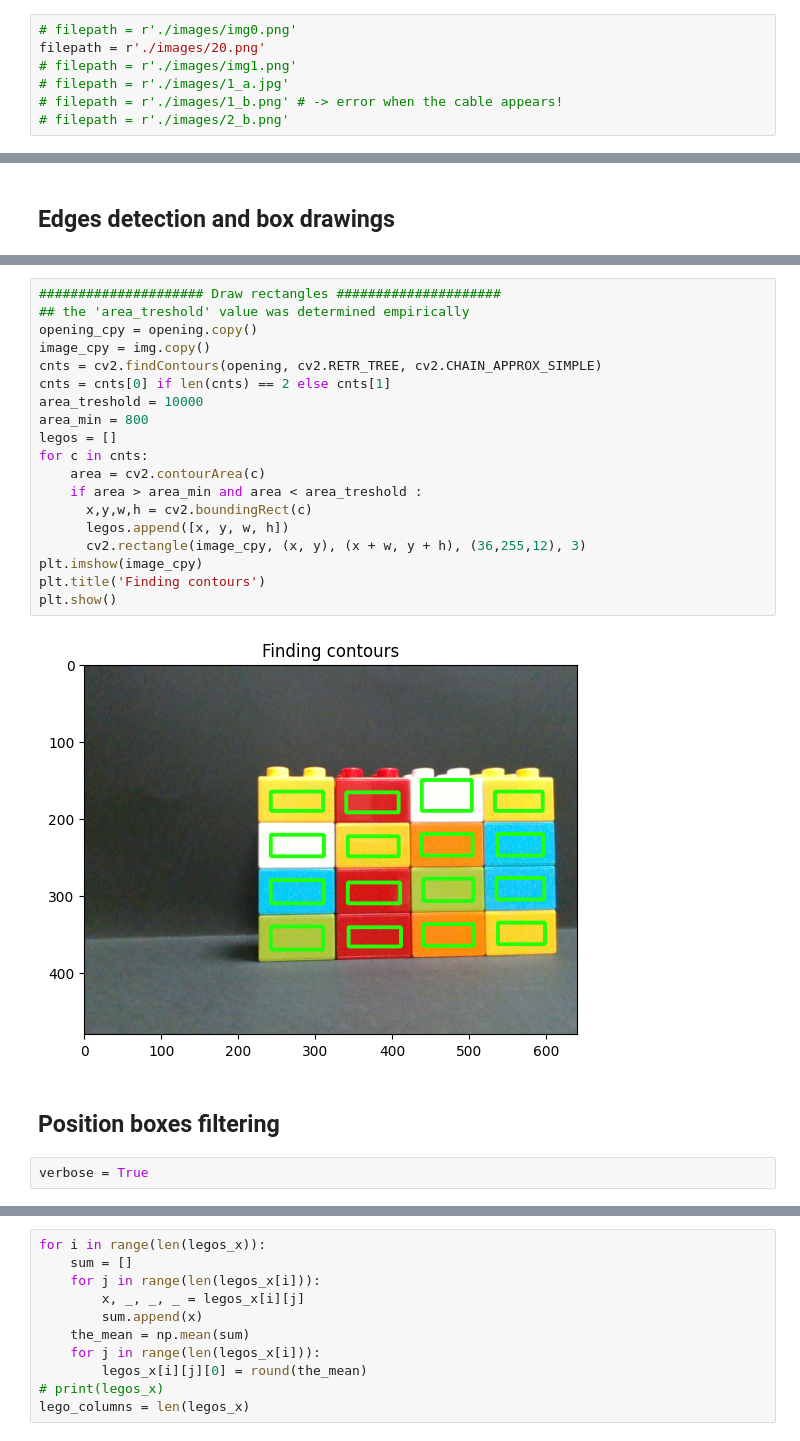
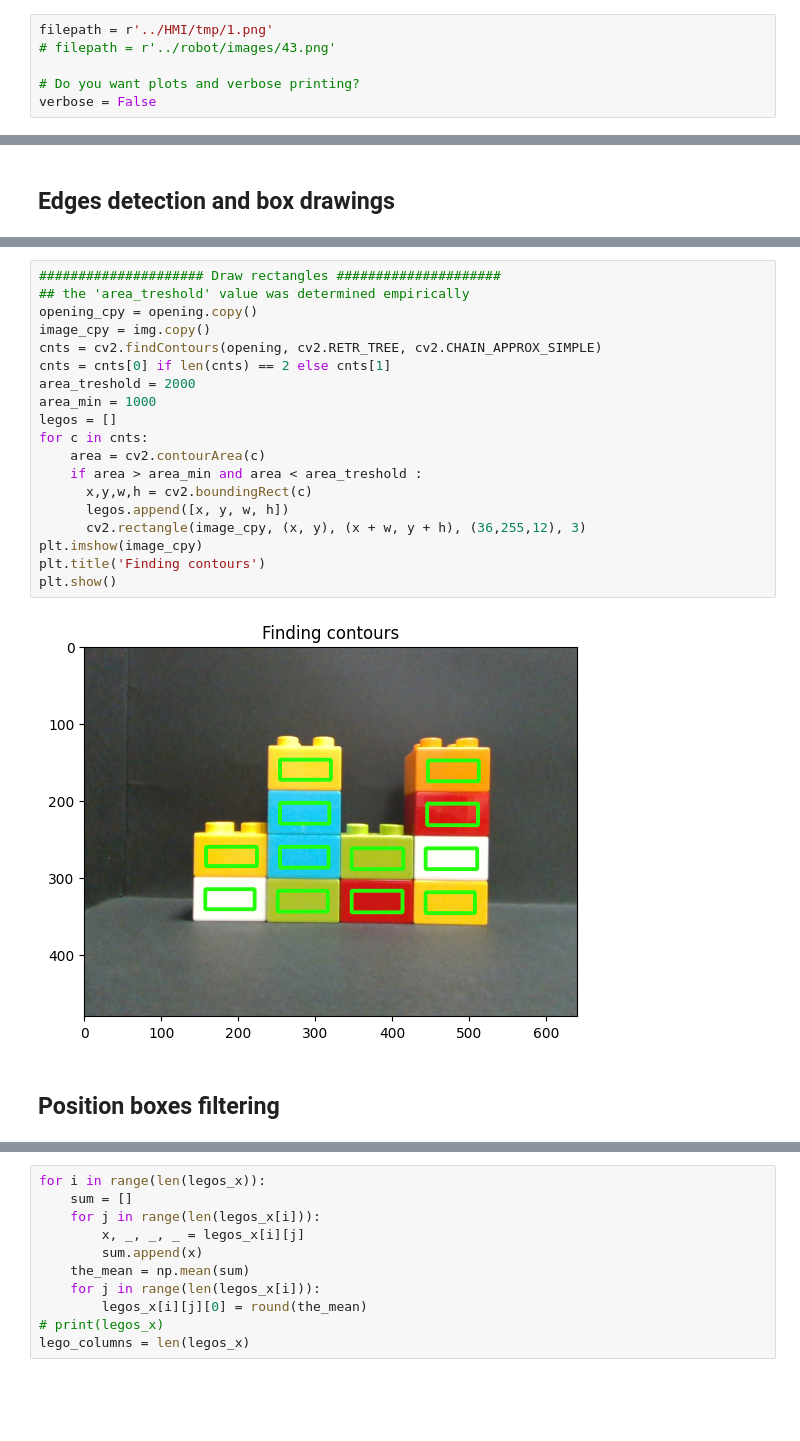
Before and after one commit to jbarciv/LegoMasters, a Jupyter notebook: vision/segmentation.ipynb, the cells around one changed output, grey strips where cells are left out. Cells and saved outputs as stored; diff of their text form; blank space fills up the shorter version.

```diff
--- a/vision/segmentation.ipynb
+++ b/vision/segmentation.ipynb
@@ -14,9 +15,8 @@ import colorsys
 # %% [markdown]
 ## File paths
 # %%
-# filepath = r'./images/img0.png'
-filepath = r'./images/20.png'
-# filepath = r'./images/img1.png'
-# filepath = r'./images/1_a.jpg'
-# filepath = r'./images/1_b.png' # -> error when the cable appears!
-# filepath = r'./images/2_b.png'
+filepath = r'../HMI/tmp/1.png'
+# filepath = r'../robot/images/43.png'
+
+# Do you want plots and verbose printing?
+verbose = False
@@ -94,28 +87,26 @@ if verbose:
 # %%
 ##################### Draw rectangles #####################
 ## the 'area_treshold' value was determined empirically
 opening_cpy = opening.copy()
 image_cpy = img.copy()
 cnts = cv2.findContours(opening, cv2.RETR_TREE, cv2.CHAIN_APPROX_SIMPLE)
 cnts = cnts[0] if len(cnts) == 2 else cnts[1]
-area_treshold = 10000
-area_min = 800
+area_treshold = 2000
+area_min = 1000
 legos = []
 for c in cnts:
     area = cv2.contourArea(c)
     if area > area_min and area < area_treshold :
       x,y,w,h = cv2.boundingRect(c)
       legos.append([x, y, w, h])
       cv2.rectangle(image_cpy, (x, y), (x + w, y + h), (36,255,12), 3)
 plt.imshow(image_cpy)
 plt.title('Finding contours')
 plt.show()
 # %% [output]
-[figure, old version]
+[figure, new version]
 # %% [markdown]
 ## Position boxes filtering
-# %%
-verbose = True
 # %%
 # Primero arreglamos las x's
 xlegos = legos.copy()
```
Also changed, not shown: parts of 19 cells of this notebook, 46 other files.
